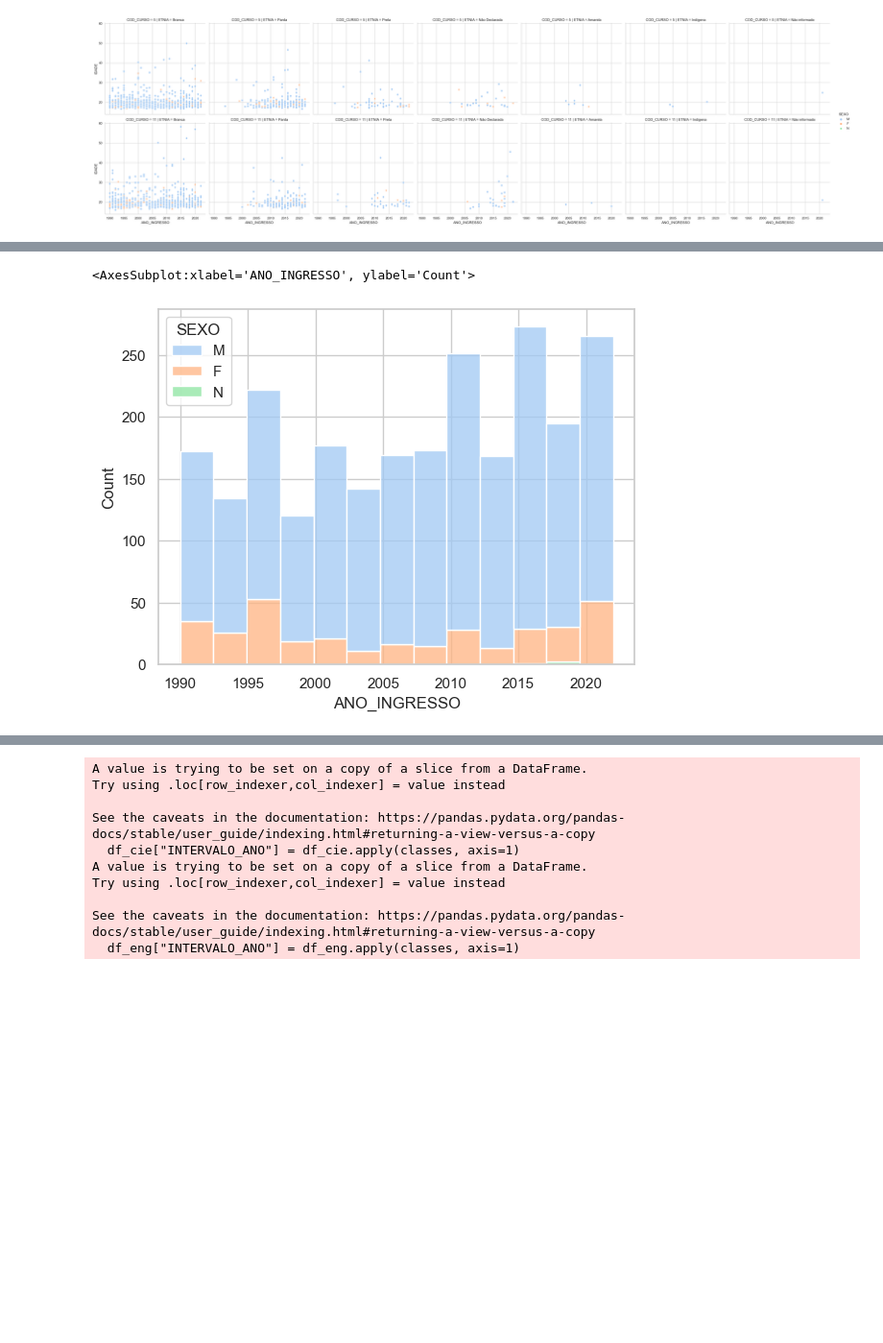
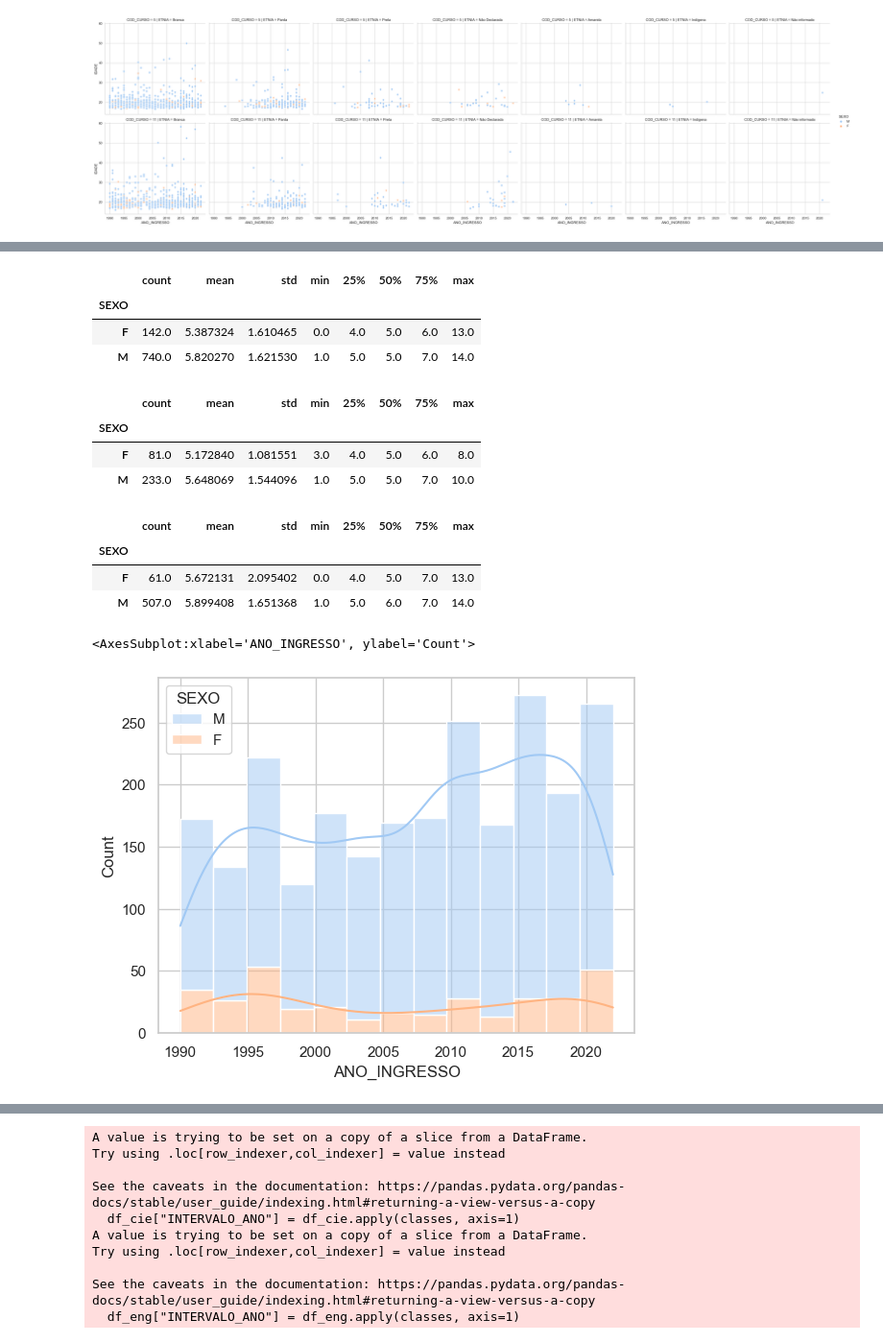
Before and after one commit to ceccoRebeca/mulherescomputacao, a Jupyter notebook: EDA_DadosProplan.ipynb, the cells around one changed output, grey strips where cells are left out. Shown at 96% size. Cells and saved outputs as stored; diff of their text form; code cells hidden in the pictures; blank space fills up the shorter version.

Commit message:
atualizações para o artigo

```diff
--- a/EDA_DadosProplan.ipynb
+++ b/EDA_DadosProplan.ipynb
@@ -48,0 +31,2 @@ femi = df[df['SEXO'] == 'F']
+# %%
+df["FORMA_EVASAO"].loc[df.FORMA_EVASAO == "Transferência para outra institução"] = "Transferência"
@@ -48,0 +38,2 @@ femi = df[df['SEXO'] == 'F']
+# %%
+df["FORMA_EVASAO"].loc[df.FORMA_EVASAO == "Reopção de Curso"] = "Reopção"
@@ -48,0 +45,2 @@ femi = df[df['SEXO'] == 'F']
+# %%
+df["FORMA_EVASAO"].loc[df.FORMA_EVASAO == "Sem evasão"] = "Cursando"
@@ -141,5 +187,26 @@ df['TEMPO_NA_UFES'] = df['ANO_EVASAO'] - df['ANO_INGRESSO']
+# %%
+formados.groupby("SEXO")["TEMPO_NA_UFES"].describe()
+# %% [output]
+|  | count | mean | std | min | 25% | 50% | 75% | max |
+| SEXO |  |  |  |  |  |  |  |  |
+| F | 142.0 | 5.387324 | 1.610465 | 0.0 | 4.0 | 5.0 | 6.0 | 13.0 |
+| M | 740.0 | 5.820270 | 1.621530 | 1.0 | 5.0 | 5.0 | 7.0 | 14.0 |
+# %%
+formados_cc.groupby("SEXO")["TEMPO_NA_UFES"].describe()
+# %% [output]
+|  | count | mean | std | min | 25% | 50% | 75% | max |
+| SEXO |  |  |  |  |  |  |  |  |
+| F | 81.0 | 5.172840 | 1.081551 | 3.0 | 4.0 | 5.0 | 6.0 | 8.0 |
+| M | 233.0 | 5.648069 | 1.544096 | 1.0 | 5.0 | 5.0 | 7.0 | 10.0 |
+# %%
+formados_ec.groupby("SEXO")["TEMPO_NA_UFES"].describe()
+# %% [output]
+|  | count | mean | std | min | 25% | 50% | 75% | max |
+| SEXO |  |  |  |  |  |  |  |  |
+| F | 61.0 | 5.672131 | 2.095402 | 0.0 | 4.0 | 5.0 | 7.0 | 13.0 |
+| M | 507.0 | 5.899408 | 1.651368 | 1.0 | 5.0 | 6.0 | 7.0 | 14.0 |
 # %%
-sns.histplot(data=df, x="ANO_INGRESSO", hue="SEXO",multiple="stack")
+sns.histplot(data=df, x="ANO_INGRESSO",kde=True, hue="SEXO",multiple="stack")
 # %% [output]
 <AxesSubplot:xlabel='ANO_INGRESSO', ylabel='Count'>
-[figure, old version]
+[figure, new version]
```
Also changed, not shown: parts of 88 cells of this notebook, 10 other files.
